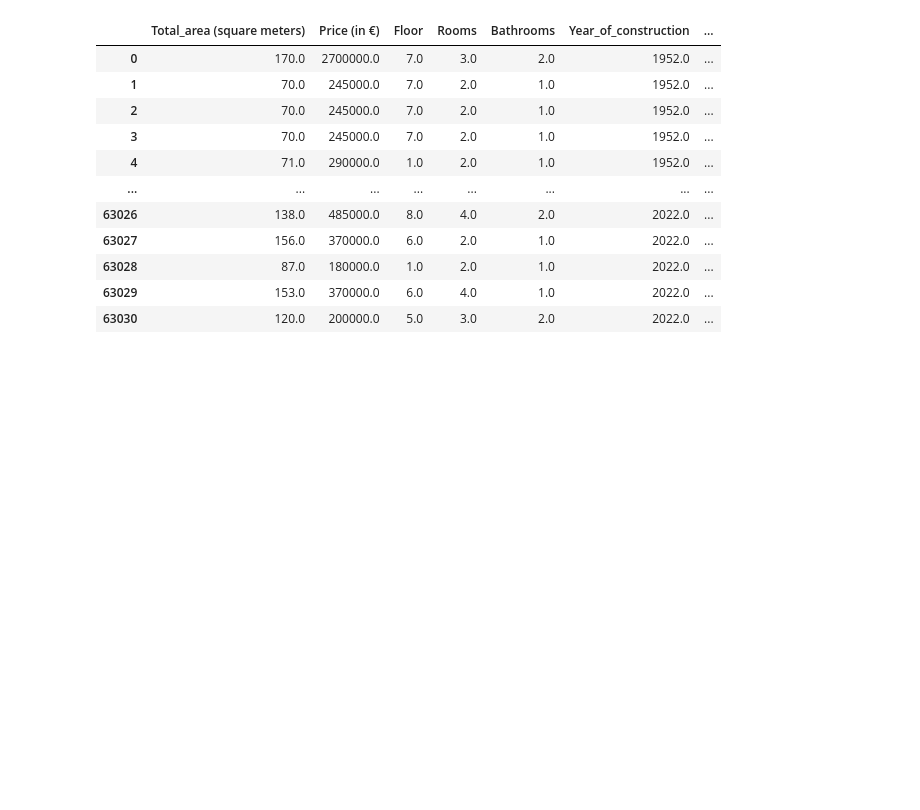
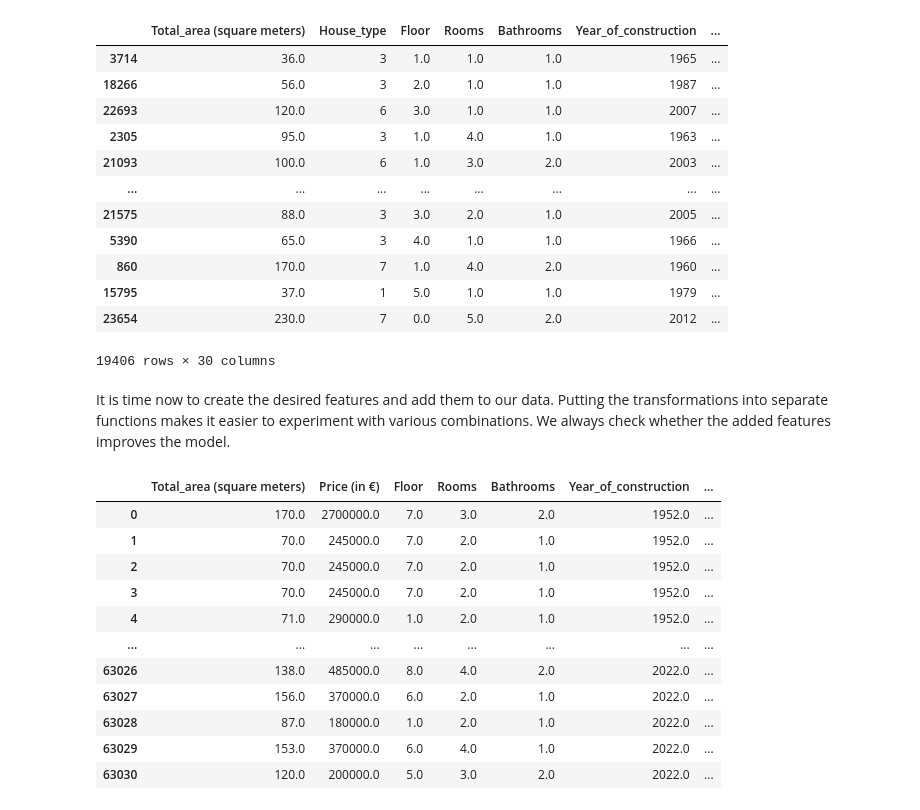
Before and after one commit to Tsantaris/Project-Real_estate_market_of_Thessaloniki, a Jupyter notebook: modeler.ipynb, the cells around one changed output. Cells and saved outputs as stored; diff of their text form; code cells hidden in the pictures; blank space fills up the shorter version.

```diff
--- a/modeler.ipynb
+++ b/modeler.ipynb
@@ -10,2 +26,2 @@ df2=pd.read_csv("Houses_ready_for_analysis")
 # %%
-df2.drop(columns=["Unnamed: 0"],inplace=True)
+df.drop(columns=["Location","submission_date"],inplace=True)
@@ -15,0 +50,3 @@ df3=df2.drop(columns=["Location_aprox_Sindos_Diavata"])
+# %%
+X=df.copy().drop(columns=["Price (in €)"])
+y=df.copy().pop("Price (in €)")
@@ -15,0 +222,18 @@ df3=df2.drop(columns=["Location_aprox_Sindos_Diavata"])
+# %%
+X_train
+# %% [output]
+|  | Total_area (square meters) | House_type | Floor | Rooms | Bathrooms | Year_of_construction | ... |
+| 3714 | 36.0 | 3 | 1.0 | 1.0 | 1.0 | 1965 | ... |
+| 18266 | 56.0 | 3 | 2.0 | 1.0 | 1.0 | 1987 | ... |
+| 22693 | 120.0 | 6 | 3.0 | 1.0 | 1.0 | 2007 | ... |
+| 2305 | 95.0 | 3 | 1.0 | 4.0 | 1.0 | 1963 | ... |
+| 21093 | 100.0 | 6 | 1.0 | 3.0 | 2.0 | 2003 | ... |
+| ... | ... | ... | ... | ... | ... | ... | ... |
+| 21575 | 88.0 | 3 | 3.0 | 2.0 | 1.0 | 2005 | ... |
+| 5390 | 65.0 | 3 | 4.0 | 1.0 | 1.0 | 1966 | ... |
+| 860 | 170.0 | 7 | 1.0 | 4.0 | 2.0 | 1960 | ... |
+| 15795 | 37.0 | 1 | 5.0 | 1.0 | 1.0 | 1979 | ... |
+| 23654 | 230.0 | 7 | 0.0 | 5.0 | 2.0 | 2012 | ... |
+19406 rows × 30 columns
+# %% [markdown]
+It is time now to create the desired features and add them to our data. Putting the transformations into separate functions makes it easier to experiment with various combinations. We always check whether the added features improves the model.
```
Also changed, not shown: parts of 26 cells of this notebook, 2 other files.
